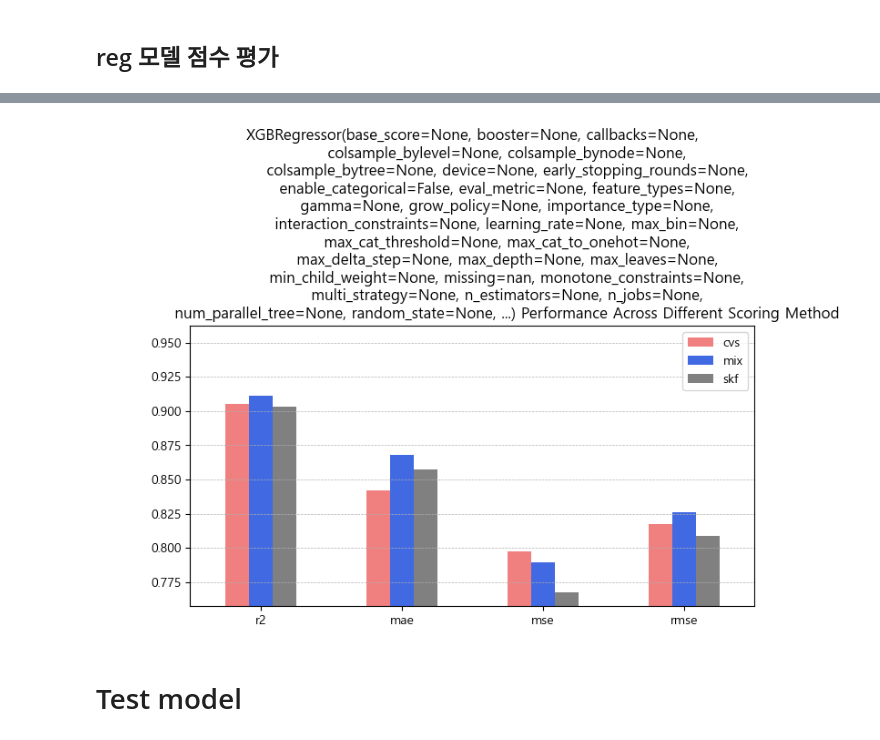
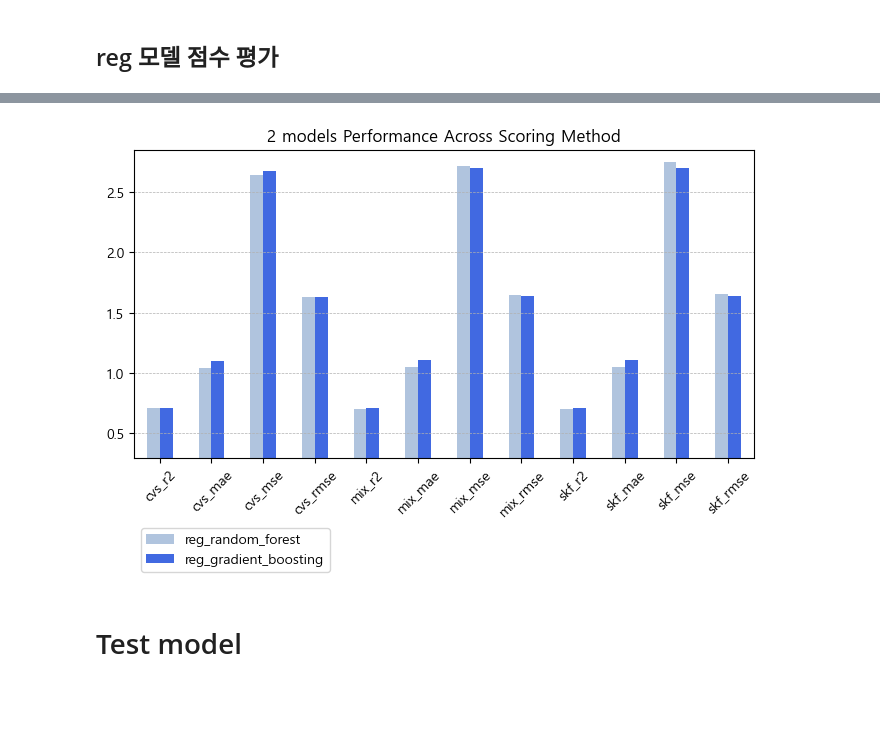
Before and after one commit to miny-genie/RTC-mariokart-8-AI, a Jupyter notebook: 3_select_model.ipynb, the cells around one changed output, grey strips where cells are left out. Drawn from its saved outputs; the diff is of its cells as text; code cells hidden in the pictures; blank space fills up the shorter version.

```diff
--- a/3_select_model.ipynb
+++ b/3_select_model.ipynb
@@ -323,0 +356,12 @@ skf_roc: 1.0
+# %%
+# https://stackoverflow.com/questions/42381639/how-do-i-transpose-dataframe-in-pandas-without-index
+# https://stackoverflow.com/questions/20107570/removing-index-column-in-pandas-when-reading-a-csv
+
+df_clf_scores.set_index('name').T.plot(
+    figsize = (10, 6),
+    rot = 45
+)
+
+plt.legend(loc='center left', bbox_to_anchor=(1, 0.5))
+plt.grid(True, linestyle='--', linewidth=0.5, axis='x')
+plt.grid(True, linestyle='--', linewidth=0.5, axis='y')
@@ -436,0 +499,9 @@ skf_rmse: 0.06341080367565155
+# %%
+df_reg_scores.set_index('name').T.plot(
+    figsize = (10, 6),
+    rot = 45
+)
+
+plt.legend(loc='center left', bbox_to_anchor=(1, 0.5))
+plt.grid(True, linestyle='--', linewidth=0.5, axis='x')
+plt.grid(True, linestyle='--', linewidth=0.5, axis='y')
@@ -437,28 +510,20 @@ skf_rmse: 0.06341080367565155
 # %%
-scores = [(abs(np.mean(c)), abs(np.mean(m)), abs(np.mean(s)))
-          for c, m, s in zip(scores1.values(), scores2.values(), scores3.values())]
+df_tmp = df_reg_scores[["reg_random_forest", "reg_gradient_boosting", "name"]]
 
-df_tmp = pd.DataFrame({
-    "r2": scores[0],
-    "mae": scores[1],
-    "mse": scores[2],
-    "rmse": scores[3],
-})
-df_tmp.index = ["cvs", "mix", "skf"]
-
-df_tmp.T.plot.bar(
+df_tmp.set_index('name').plot.bar(
     figsize = (8, 4),
-    title= f"{model} Performance Across Different Scoring Method",
-    color = ['lightcoral', 'royalblue', 'grey',],
-    label = ["scoring 점수", ],
+    title= f"2 models Performance Across Scoring Method",
+    color = ['lightsteelblue', 'royalblue', 'grey'],
     xlabel = "",
     ylabel = "",
-    ylim = [min(map(min,scores))-0.01, max(map(max,scores))+0.01],
-    rot = 0,
+    ylim = [0.3, max(df_tmp["reg_random_forest"])+0.1],
+    rot = 45
 )
+
+plt.legend(loc='center left', bbox_to_anchor=(0, -0.3))
 plt.grid(True, linestyle='--', linewidth=0.5, axis='y')
 # %% [output]
-[figure, old version]
+[figure, new version]
 # %% [markdown]
 # Test model
 # %% [markdown]
```
Also changed, not shown: parts of 12 cells of this notebook.
